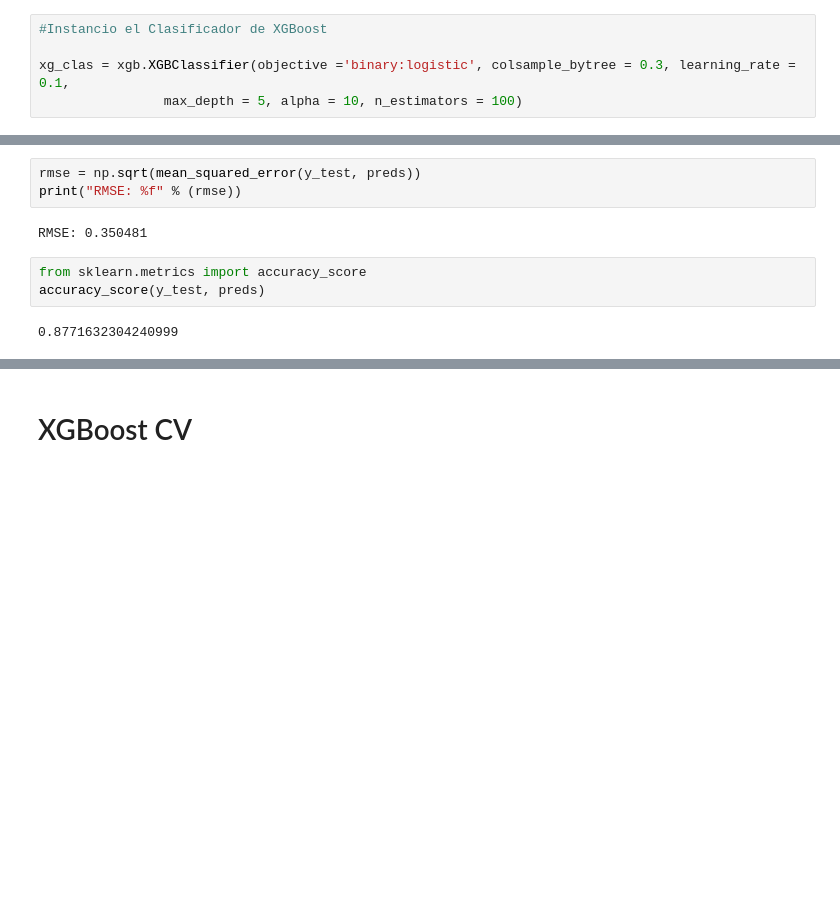
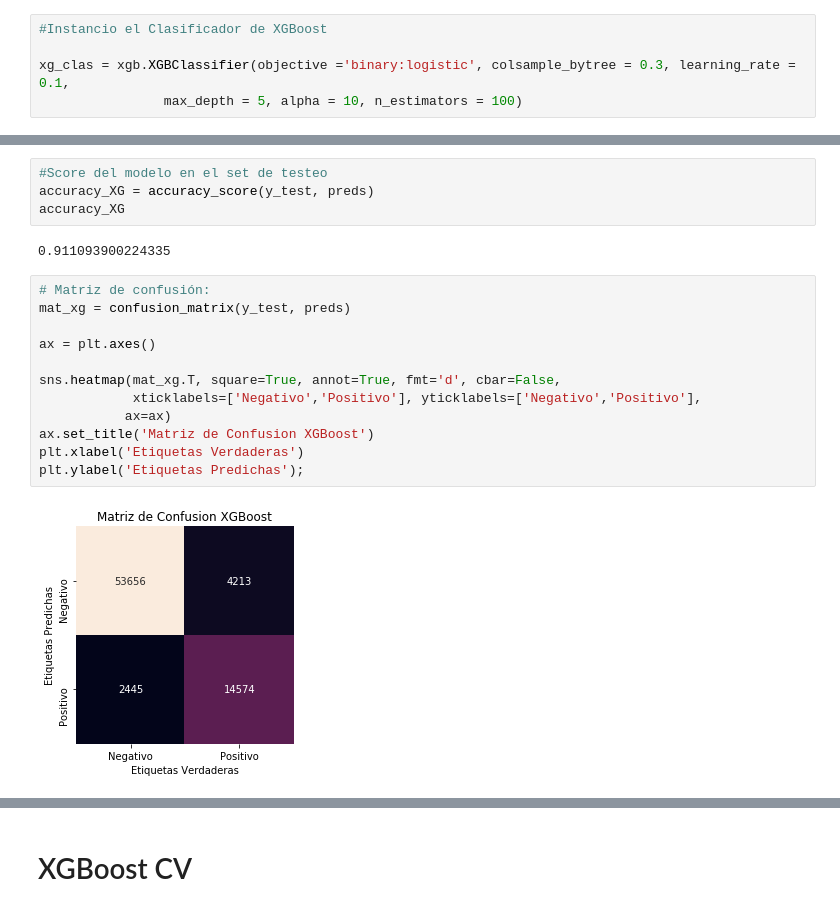
Before and after one commit to raharari/Proyecto-Integrador, a Jupyter notebook: Proyecto Integrador - Churn .ipynb, the cells around one changed output, grey strips where cells are left out. Cells and saved outputs as stored; diff of their text form; blank space fills up the shorter version.

```diff
--- a/Proyecto Integrador - Churn .ipynb
+++ b/Proyecto Integrador - Churn .ipynb
@@ -504,10 +523,20 @@ Wall time: 1min 4s
-# %%
-rmse = np.sqrt(mean_squared_error(y_test, preds))
-print("RMSE: %f" % (rmse))
-# %% [output]
-RMSE: 0.350481
-# %%
-from sklearn.metrics import accuracy_score
-accuracy_score(y_test, preds)
-# %% [output]
-0.8771632304240999
+# %%
+#Score del modelo en el set de testeo
+accuracy_XG = accuracy_score(y_test, preds)
+accuracy_XG
+# %% [output]
+0.911093900224335
+# %%
+# Matriz de confusión:
+mat_xg = confusion_matrix(y_test, preds)
+
+ax = plt.axes()
+
+sns.heatmap(mat_xg.T, square=True, annot=True, fmt='d', cbar=False,
+            xticklabels=['Negativo','Positivo'], yticklabels=['Negativo','Positivo'],
+           ax=ax)
+ax.set_title('Matriz de Confusion XGBoost')
+plt.xlabel('Etiquetas Verdaderas')
+plt.ylabel('Etiquetas Predichas');
+# %% [output]
+[figure, added]
```
Also changed, not shown: parts of 33 cells of this notebook.
